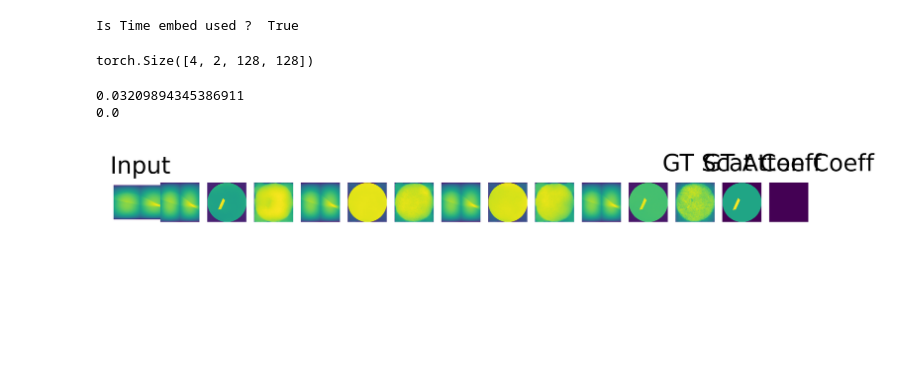
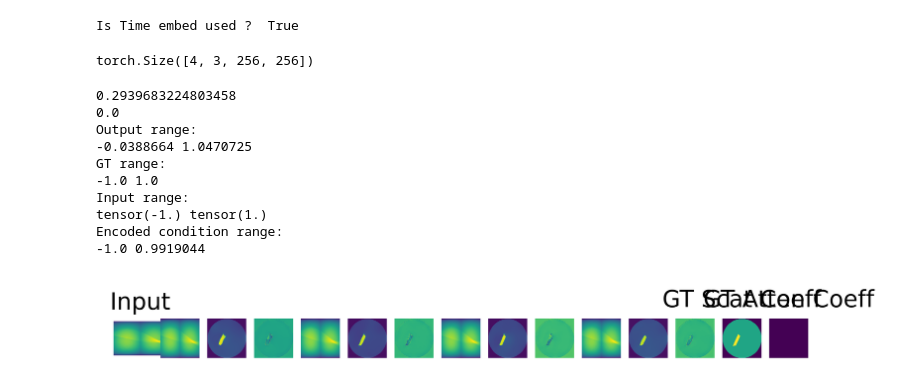
Before and after one commit to samuelnub/lircst-diffusion, a Jupyter notebook: src/diffusion_latent_conditional.ipynb, the cells around one changed output. Saved outputs shown, nothing was run; the diff lists cells and outputs as text; code cells hidden in the pictures; blank space fills up the shorter version.

```diff
--- a/src/diffusion_latent_conditional.ipynb
+++ b/src/diffusion_latent_conditional.ipynb
@@ -47,7 +48,7 @@ import torch
 import matplotlib
 import matplotlib.pyplot as plt
 import numpy as np
-from encoded_conditional_diffusion import ECDiffusion
+from encoded_conditional_latent_diffusion import ECLDiffusion
 from lircst_ana_dataset import LircstAnaDataset
 from Diffusion.DenoisingDiffusionProcess.samplers import DDIM_Sampler
 from Diffusion.DenoisingDiffusionProcess.samplers import DDPM_Sampler
@@ -56,7 +57,7 @@ from Diffusion.DenoisingDiffusionProcess.samplers import DDPM_Sampler
 dataset = LircstAnaDataset('/home/samnub/dev/lircst-ana/data/')
 
 
-trained_model = ECDiffusion.load_from_checkpoint("/home/samnub/dev/lircst-diffusion/src/lightning_logs/version_16/checkpoints/epoch=172-step=200000.ckpt",
+trained_model = ECLDiffusion.load_from_checkpoint("/home/samnub/dev/lircst-diffusion/src/lightning_logs/version_18/checkpoints/epoch=172-step=200000.ckpt",
                                                  train_dataset = dataset,
                                                  lr=1e-4,
                                                  batch_size=16,)
@@ -77,10 +78,10 @@ out, encoded_condition = trained_model(batch_input, sampler=ddpm_sampler, verbos
 print(out.shape)
 # %% [output]
 Is Time embed used ?  True
-torch.Size([4, 2, 128, 128])
+torch.Size([4, 3, 256, 256])
 # %%
 
-plt.figure(dpi=1200)
+plt.figure(dpi=800)
 plt.subplot(1,3+len(out)*2,1)
 plt.imshow(torch.sum(sino, axis=2))
 plt.title('Input')
@@ -97,32 +98,59 @@ for idx in range(out.shape[0]*3):
     plt.imshow(out[idx//3].detach().cpu()[0])
     plt.axis('off')
     plt.subplot(1,3+len(out)*3,idx+4)
     plt.imshow(out[idx//3].detach().cpu()[1])
     plt.axis('off')
 plt.subplot(1,3+len(out)*3,2+len(out)*3)
 plt.imshow(phan[0])
 plt.title('GT Scat Coeff')
 plt.axis('off')
 plt.subplot(1,3+len(out)*3,3+len(out)*3)
 plt.imshow(phan[1])
 plt.title('GT Atten Coeff')
 plt.axis('off')
 
 
 # Compare with GT using SSIM
 from skimage.metrics import structural_similarity as ssim
 
 def compare_images(imageA, imageB):
     # Compute SSIM between two images
+
+    # If images aren't the same size, resize them
+    if imageA.shape != imageB.shape:
+        imageA = np.resize(imageA, imageB.shape)
+
+    # P.S. Scikit-image returns a value between -1 and 1, where 1 is a perfect match and -1 is a complete mismatch
     s = ssim(imageA,
              imageB,
              multichannel=True,
              data_range=imageB.max() - imageB.min())
     return s
 
 print(compare_images(out[0].detach().cpu().numpy()[0], phan[0]))
 print(compare_images(out[0].detach().cpu().numpy()[1], phan[1]))
+
+# Also print the range of the output
+print("Output range:")
+print(out[0].detach().cpu().numpy()[0].min(), out[0].detach().cpu().numpy()[0].max())
+# Also print the range of the GT
+print("GT range:")
+print(phan[0].min(), phan[0].max())
+# Also print the range of the input
+print("Input range:")
+print(sino.min(), sino.max())
+# Also print the range of the encoded condition
+print("Encoded condition range:")
+print(encoded_condition[0].detach().cpu().numpy()[0].min(), encoded_condition[0].detach().cpu().numpy()[0].max())
 # %% [output]
-0.03209894345386911
+0.2939683224803458
 0.0
+Output range:
+-0.0388664 1.0470725
+GT range:
+-1.0 1.0
+Input range:
+tensor(-1.) tensor(1.)
+Encoded condition range:
+-1.0 0.9919044
-[figure, old version]
+[figure, new version]
```
Also changed, not shown: parts of 1 cell of this notebook, 10 other files.
